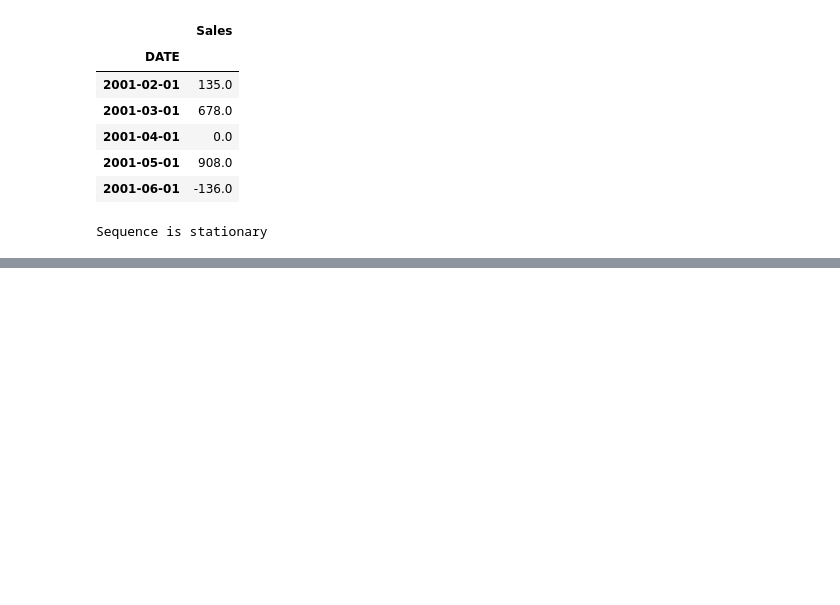
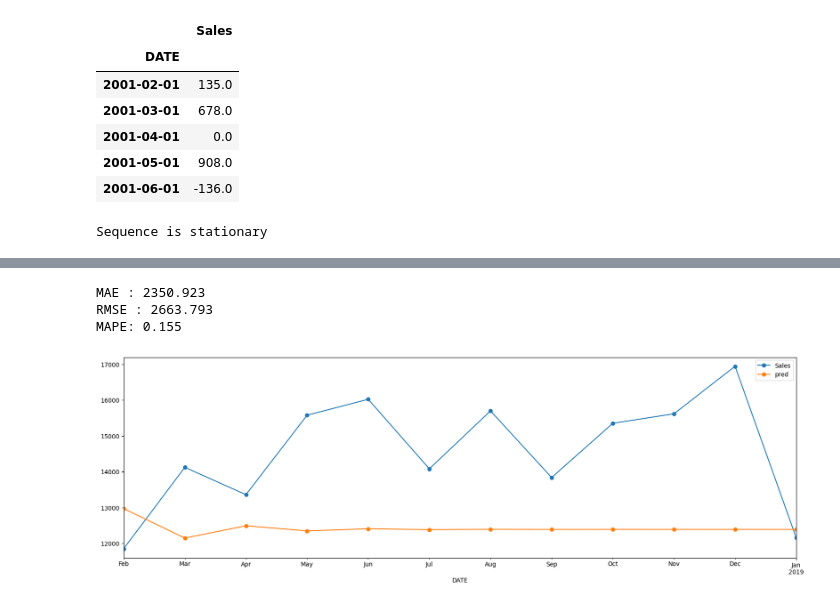
Before and after one commit to Naren456/Advanced-ML, a Jupyter notebook: Class 22 : Time Series Analysis - 5/Time_Series_Analysis_B.ipynb, the cells around one changed output, grey strips where cells are left out. Cells and saved outputs as stored; diff of their text form; code cells hidden in the pictures; blank space fills up the shorter version.

```diff
--- a/Class 22 : Time Series Analysis - 5/Time_Series_Analysis_B.ipynb
+++ b/Class 22 : Time Series Analysis - 5/Time_Series_Analysis_B.ipynb
@@ -805,0 +795,8 @@ test_x
+# %%
+model =  SARIMAX(train_x_st['Sales'], order = (1, 0 , 0))
+
+model = model.fit(disp = False)
+
+test_x['pred'] = model.forecast(steps=12)
+
+test_x['pred'].head(20)
@@ -805,0 +824,3 @@ test_x
+# %%
+test_x['pred'] = test_x['pred'].cumsum() + train_x['Sales'][-1]
+test_x['pred']
@@ -805,0 +848,8 @@ test_x
+# %%
+test_x.plot(style='-o')
+performance(test_x['Sales'], test_x['pred'])
+# %% [output]
+MAE : 2350.923
+RMSE : 2663.793
+MAPE: 0.155
+[figure, added]
```
Also changed, not shown: parts of 13 cells of this notebook, 37 other files.
